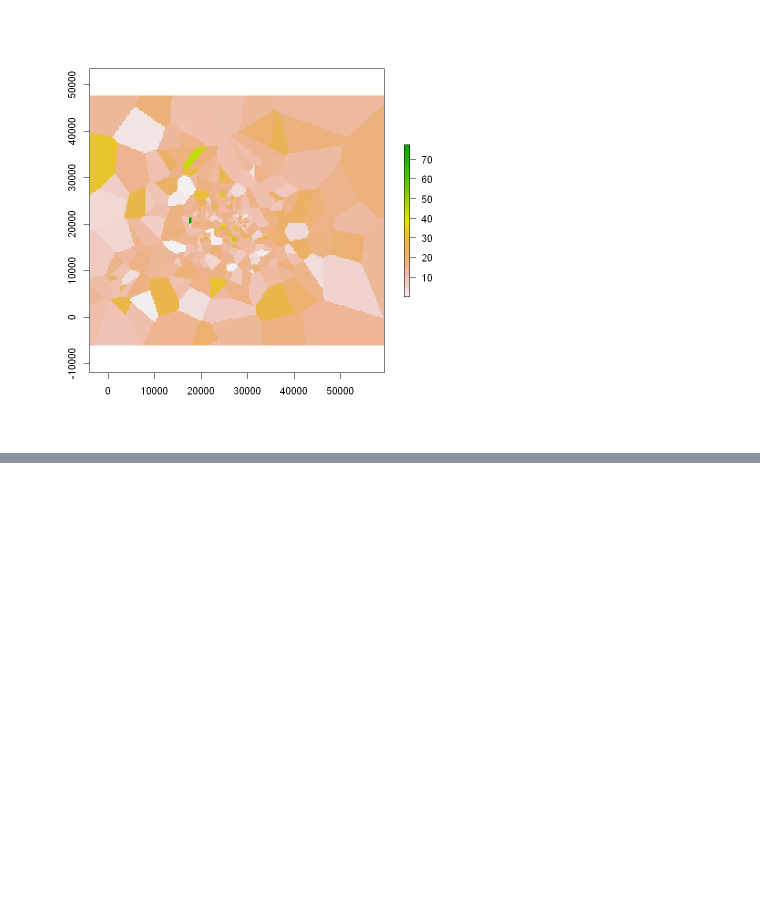
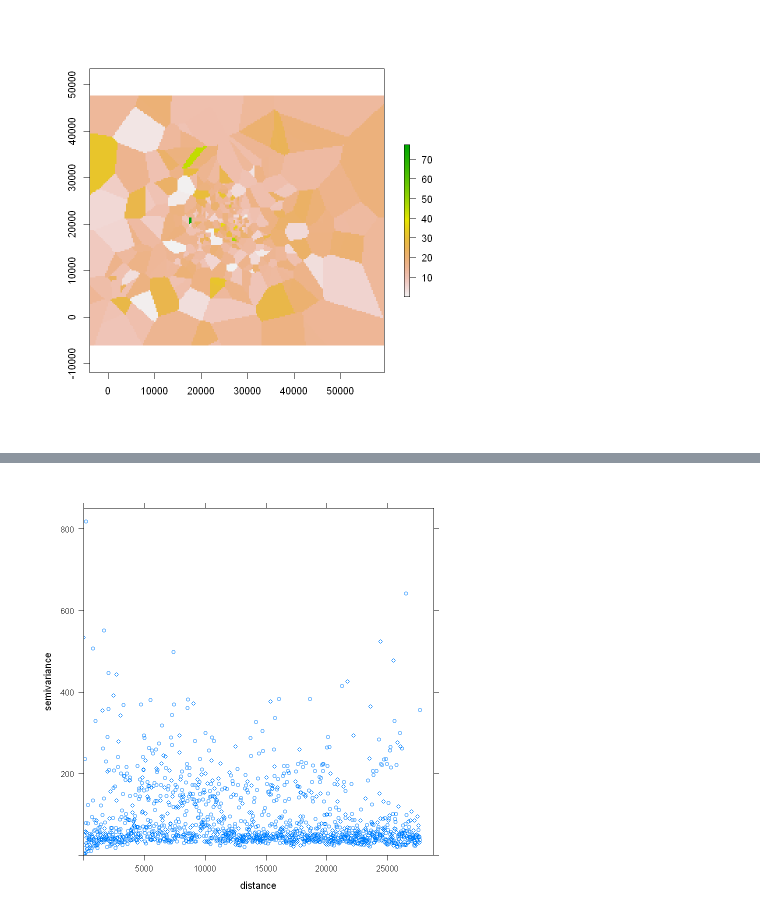
Before and after one commit to M20190649/master-thesis-code, a Jupyter notebook: airdata/r-analysis.ipynb, the cells around one changed output, grey strips where cells are left out. Cells and saved outputs as stored; diff of their text form; code cells hidden in the pictures; blank space fills up the shorter version.

```diff
--- a/airdata/r-analysis.ipynb
+++ b/airdata/r-analysis.ipynb
@@ -110,0 +159,6 @@ plot(vr)
+# %%
+gs <- gstat(formula=value~1, locations=coordinates.epsg3068)
+vario <- variogram(gs, width=20)
+plot(vario)
+# %% [output]
+[figure, added]
```
Also changed, not shown: parts of 6 cells of this notebook.
